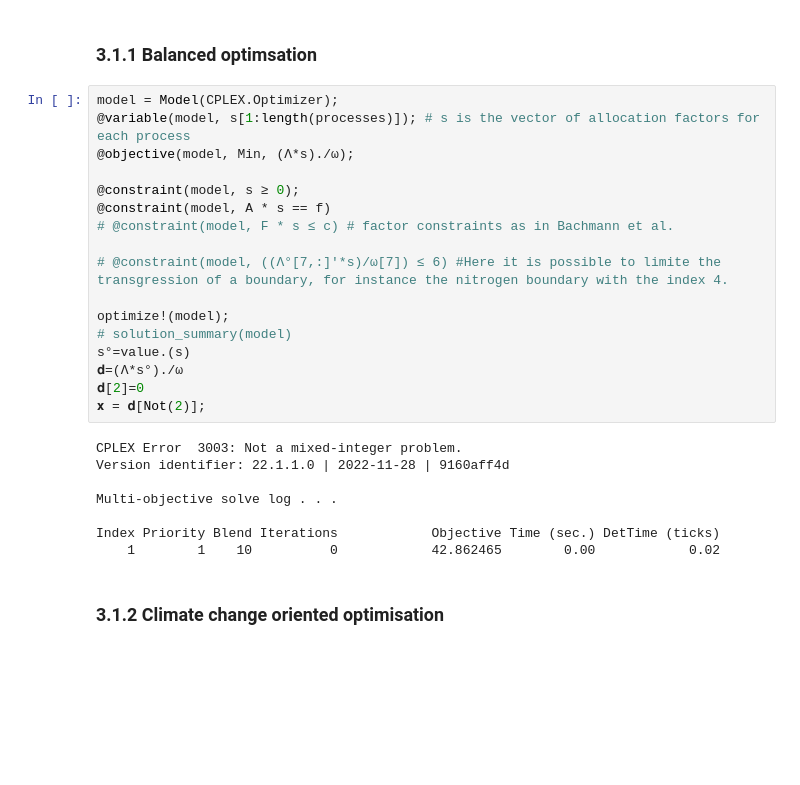
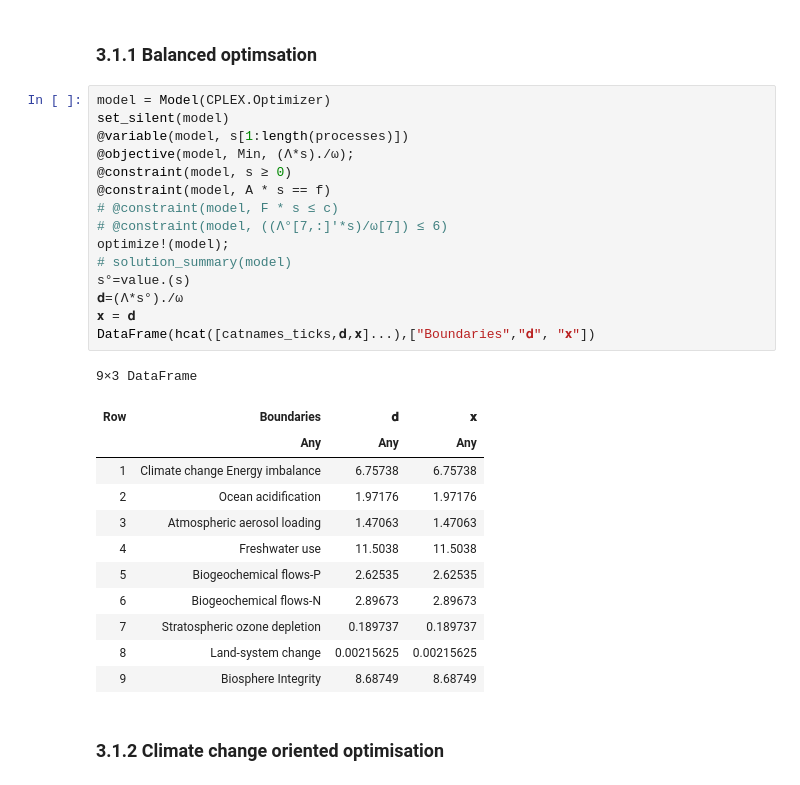
Before and after one commit to Michael-ljn/pathways-H2-prod-within-PBs, a Jupyter notebook: code/3_03_TCM.ipynb, the cells around one changed output. Drawn from its saved outputs; the diff is of its cells as text; blank space fills up the shorter version.

```diff
--- a/code/3_03_TCM.ipynb
+++ b/code/3_03_TCM.ipynb
@@ -115,30 +164,33 @@ F
 # %% [markdown]
 ### **3.1.1 Balanced optimsation**
 # %%
-model = Model(CPLEX.Optimizer);
-@variable(model, s[1:length(processes)]); # s is the vector of allocation factors for each process
+model = Model(CPLEX.Optimizer)
+set_silent(model)
+@variable(model, s[1:length(processes)])
 @objective(model, Min, (Λ*s)./ω);
-
-@constraint(model, s ≥ 0);
+@constraint(model, s ≥ 0)
 @constraint(model, A * s == f)
-# @constraint(model, F * s ≤ c) # factor constraints as in Bachmann et al.
-
-# @constraint(model, ((Λ°[7,:]'*s)/ω[7]) ≤ 6) #Here it is possible to limite the transgression of a boundary, for instance the nitrogen boundary with the index 4.
-
+# @constraint(model, F * s ≤ c)
+# @constraint(model, ((Λ°[7,:]'*s)/ω[7]) ≤ 6)
 optimize!(model);
 # solution_summary(model)
 s°=value.(s)
 𝐝=(Λ*s°)./ω
-𝐝[2]=0
-𝐱 = 𝐝[Not(2)];
+𝐱 = 𝐝
+DataFrame(hcat([catnames_ticks,𝐝,𝐱]...),["Boundaries","𝐝", "𝐱"])
 # %% [output]
-CPLEX Error  3003: Not a mixed-integer problem.
-Version identifier: 22.1.1.0 | 2022-11-28 | 9160aff4d
-
-Multi-objective solve log . . .
-
-Index Priority Blend Iterations            Objective Time (sec.) DetTime (ticks)
-    1        1    10          0            42.862465        0.00            0.02
+9×3 DataFrame
+| Row | Boundaries | 𝐝 | 𝐱 |
+|  | Any | Any | Any |
+| 1 | Climate change Energy imbalance | 6.75738 | 6.75738 |
+| 2 | Ocean acidification | 1.97176 | 1.97176 |
+| 3 | Atmospheric aerosol loading | 1.47063 | 1.47063 |
+| 4 | Freshwater use | 11.5038 | 11.5038 |
+| 5 | Biogeochemical flows-P | 2.62535 | 2.62535 |
+| 6 | Biogeochemical flows-N | 2.89673 | 2.89673 |
+| 7 | Stratospheric ozone depletion | 0.189737 | 0.189737 |
+| 8 | Land-system change | 0.00215625 | 0.00215625 |
+| 9 | Biosphere Integrity | 8.68749 | 8.68749 |
 # %% [markdown]
 ### **3.1.2 Climate change oriented optimisation**
 # %%
```
Also changed, not shown: parts of 23 cells of this notebook, 7 other files.
